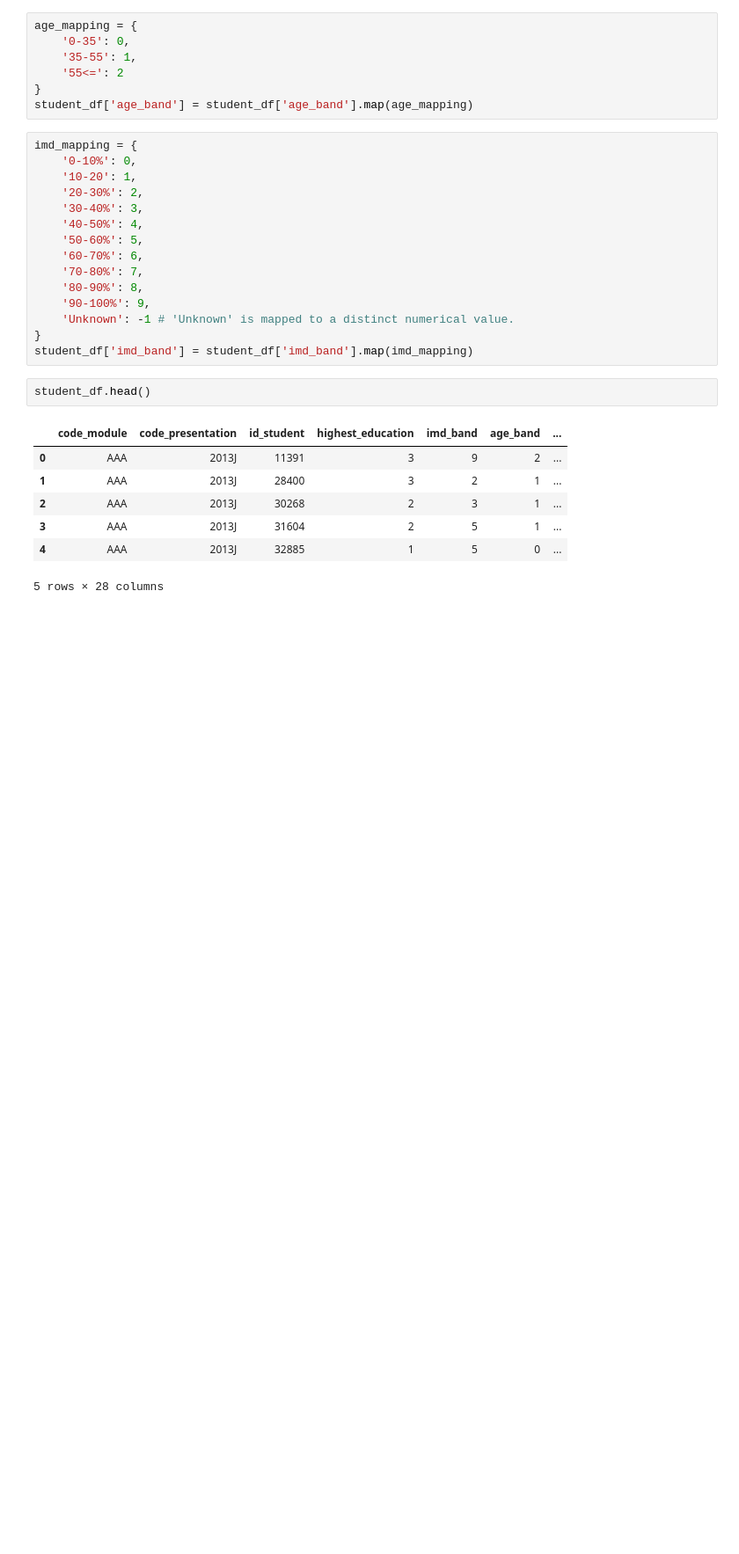
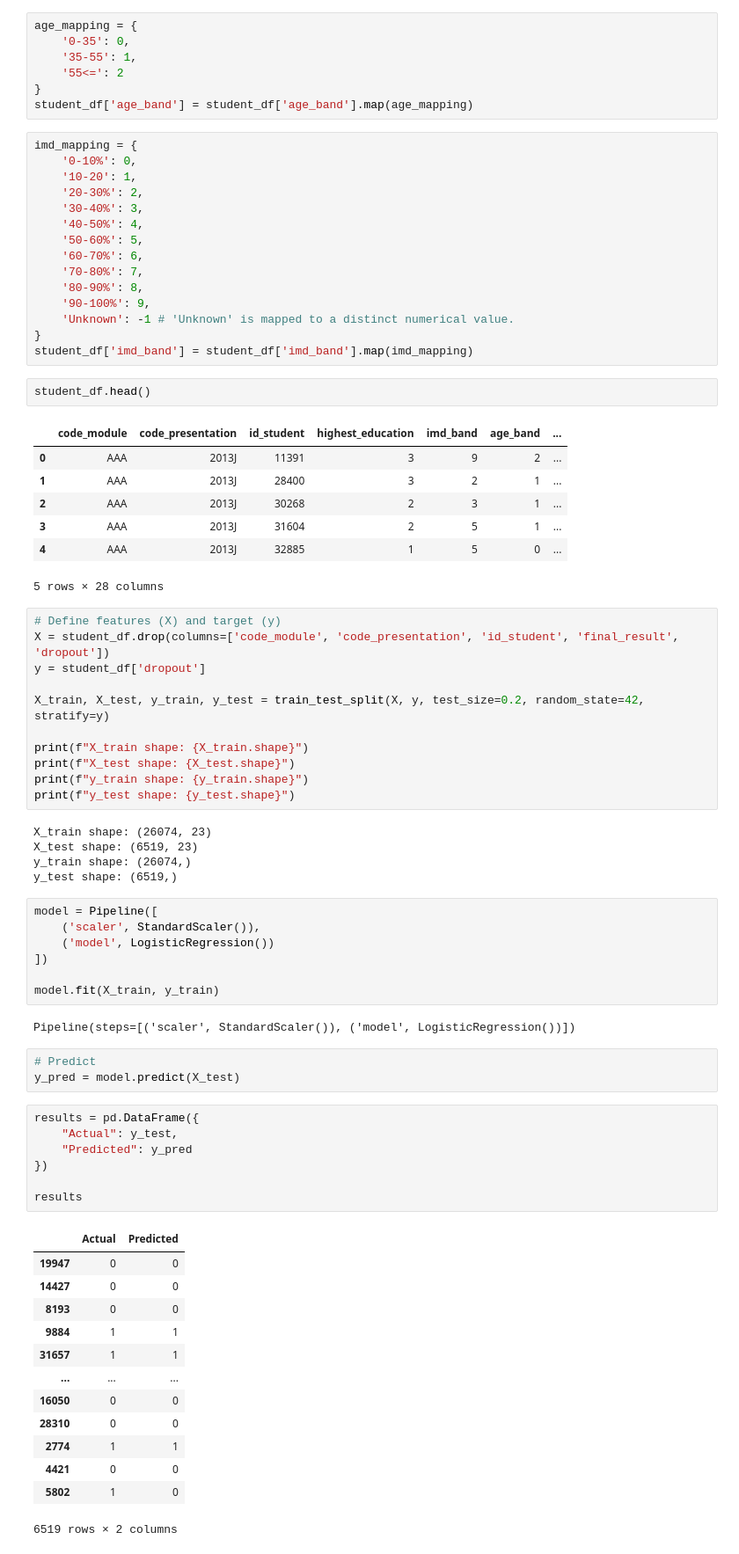
Before and after one commit to Sydney205/oulad-student-dropout-prediction, a Jupyter notebook: OULAD_Student_Dropout_Prediction.ipynb, the cells around one changed output. Shown at 88% size. Saved outputs shown, nothing was run; the diff lists cells and outputs as text; blank space fills up the shorter version.

Commit message:
Training the model

```diff
--- a/OULAD_Student_Dropout_Prediction.ipynb
+++ b/OULAD_Student_Dropout_Prediction.ipynb
@@ -558,3 +558,52 @@ student_df.head()
 | 3 | AAA | 2013J | 31604 | 2 | 5 | 1 | ... |
 | 4 | AAA | 2013J | 32885 | 1 | 5 | 0 | ... |
 5 rows × 28 columns
+# %%
+# Define features (X) and target (y)
+X = student_df.drop(columns=['code_module', 'code_presentation', 'id_student', 'final_result', 'dropout'])
+y = student_df['dropout']
+
+X_train, X_test, y_train, y_test = train_test_split(X, y, test_size=0.2, random_state=42, stratify=y)
+
+print(f"X_train shape: {X_train.shape}")
+print(f"X_test shape: {X_test.shape}")
+print(f"y_train shape: {y_train.shape}")
+print(f"y_test shape: {y_test.shape}")
+# %% [output]
+X_train shape: (26074, 23)
+X_test shape: (6519, 23)
+y_train shape: (26074,)
+y_test shape: (6519,)
+# %%
+model = Pipeline([
+    ('scaler', StandardScaler()),
+    ('model', LogisticRegression())
+])
+
+model.fit(X_train, y_train)
+# %% [output]
+Pipeline(steps=[('scaler', StandardScaler()), ('model', LogisticRegression())])
+# %%
+# Predict
+y_pred = model.predict(X_test)
+# %%
+results = pd.DataFrame({
+    "Actual": y_test,
+    "Predicted": y_pred
+})
+
+results
+# %% [output]
+|  | Actual | Predicted |
+| 19947 | 0 | 0 |
+| 14427 | 0 | 0 |
+| 8193 | 0 | 0 |
+| 9884 | 1 | 1 |
+| 31657 | 1 | 1 |
+| ... | ... | ... |
+| 16050 | 0 | 0 |
+| 28310 | 0 | 0 |
+| 2774 | 1 | 1 |
+| 4421 | 0 | 0 |
+| 5802 | 1 | 0 |
+6519 rows × 2 columns
```
